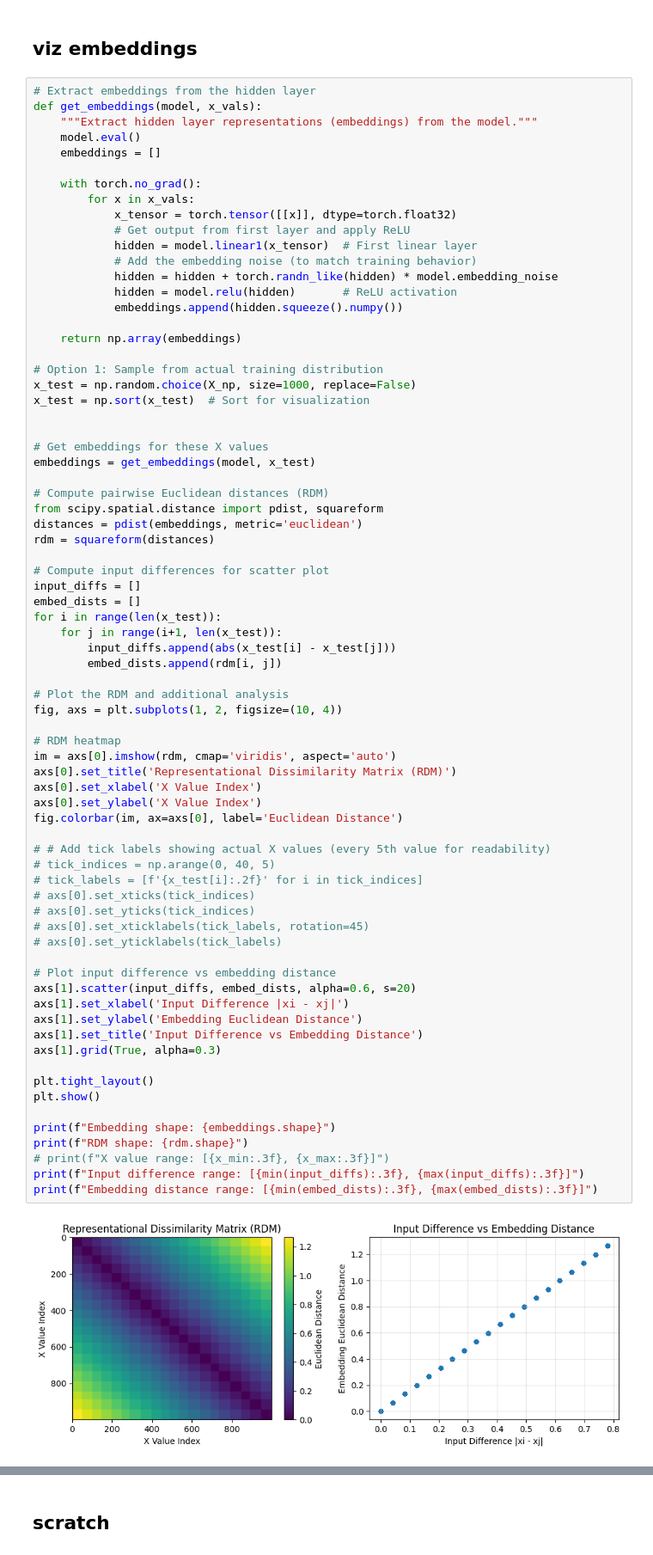
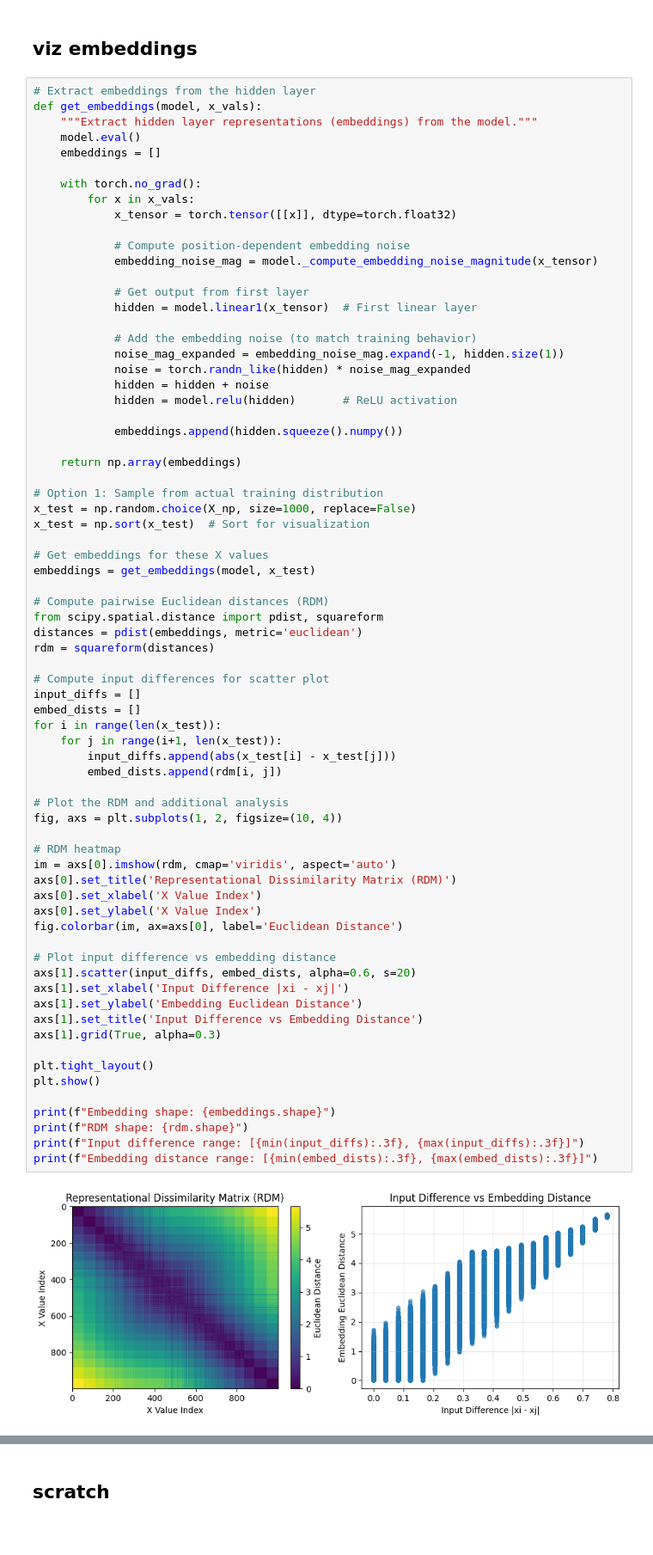
Before and after one commit to siyer7/asymmetry_design, a Jupyter notebook: code/NN.ipynb, the cells around one changed output, grey strips where cells are left out. Shown at 86% size. Drawn from its saved outputs; the diff is of its cells as text.

Commit message:
simplified data, cranked up embedding & production noise in model

```diff
--- a/code/NN.ipynb
+++ b/code/NN.ipynb
@@ -291,11 +333,19 @@ def get_embeddings(model, x_vals):
     with torch.no_grad():
         for x in x_vals:
             x_tensor = torch.tensor([[x]], dtype=torch.float32)
-            # Get output from first layer and apply ReLU
+
+            # Compute position-dependent embedding noise
+            embedding_noise_mag = model._compute_embedding_noise_magnitude(x_tensor)
+
+            # Get output from first layer
             hidden = model.linear1(x_tensor)  # First linear layer
+
             # Add the embedding noise (to match training behavior)
-            hidden = hidden + torch.randn_like(hidden) * model.embedding_noise
+            noise_mag_expanded = embedding_noise_mag.expand(-1, hidden.size(1))
+            noise = torch.randn_like(hidden) * noise_mag_expanded
+            hidden = hidden + noise
             hidden = model.relu(hidden)       # ReLU activation
+
             embeddings.append(hidden.squeeze().numpy())
 
     return np.array(embeddings)
@@ -303,7 +353,6 @@ def get_embeddings(model, x_vals):
 # Option 1: Sample from actual training distribution
 x_test = np.random.choice(X_np, size=1000, replace=False)
 x_test = np.sort(x_test)  # Sort for visualization
-
 
 # Get embeddings for these X values
 embeddings = get_embeddings(model, x_test)
@@ -319,43 +368,34 @@ embed_dists = []
 for i in range(len(x_test)):
     for j in range(i+1, len(x_test)):
         input_diffs.append(abs(x_test[i] - x_test[j]))
         embed_dists.append(rdm[i, j])
 
 # Plot the RDM and additional analysis
 fig, axs = plt.subplots(1, 2, figsize=(10, 4))
 
 # RDM heatmap
 im = axs[0].imshow(rdm, cmap='viridis', aspect='auto')
 axs[0].set_title('Representational Dissimilarity Matrix (RDM)')
 axs[0].set_xlabel('X Value Index')
 axs[0].set_ylabel('X Value Index')
 fig.colorbar(im, ax=axs[0], label='Euclidean Distance')
 
-# # Add tick labels showing actual X values (every 5th value for readability)
-# tick_indices = np.arange(0, 40, 5)
-# tick_labels = [f'{x_test[i]:.2f}' for i in tick_indices]
-# axs[0].set_xticks(tick_indices)
-# axs[0].set_yticks(tick_indices)
-# axs[0].set_xticklabels(tick_labels, rotation=45)
-# axs[0].set_yticklabels(tick_labels)
-
 # Plot input difference vs embedding distance
 axs[1].scatter(input_diffs, embed_dists, alpha=0.6, s=20)
 axs[1].set_xlabel('Input Difference |xi - xj|')
 axs[1].set_ylabel('Embedding Euclidean Distance')
 axs[1].set_title('Input Difference vs Embedding Distance')
 axs[1].grid(True, alpha=0.3)
 
 plt.tight_layout()
 plt.show()
 
 print(f"Embedding shape: {embeddings.shape}")
 print(f"RDM shape: {rdm.shape}")
-# print(f"X value range: [{x_min:.3f}, {x_max:.3f}]")
 print(f"Input difference range: [{min(input_diffs):.3f}, {max(input_diffs):.3f}]")
 print(f"Embedding distance range: [{min(embed_dists):.3f}, {max(embed_dists):.3f}]")
 # %% [output]
-[figure, old version]
+[figure, new version]
 Embedding shape: (1000, 16)
 RDM shape: (1000, 1000)
 Input difference range: [0.000, 0.780]
```
Also changed, not shown: parts of 9 cells of this notebook.
